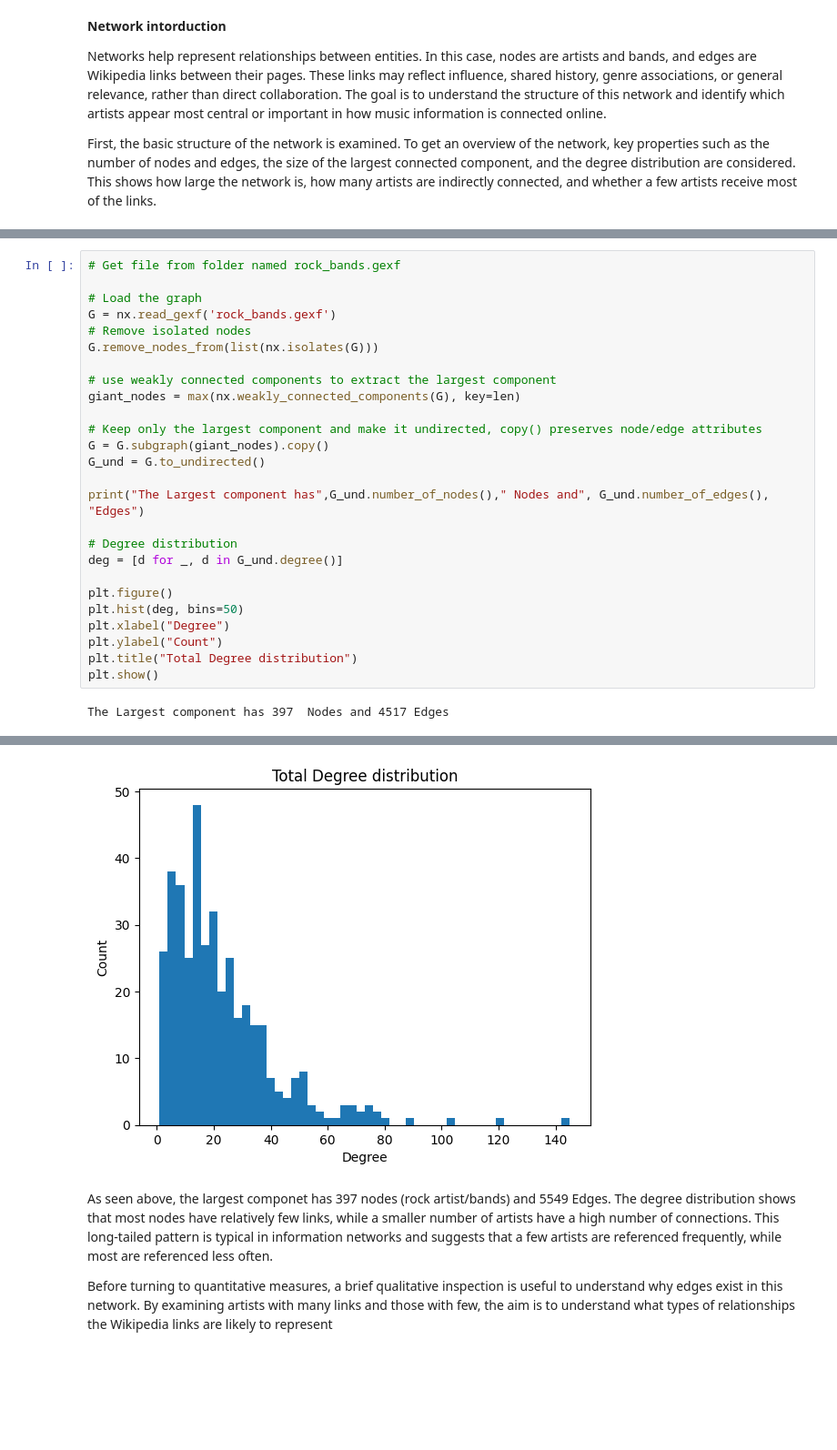
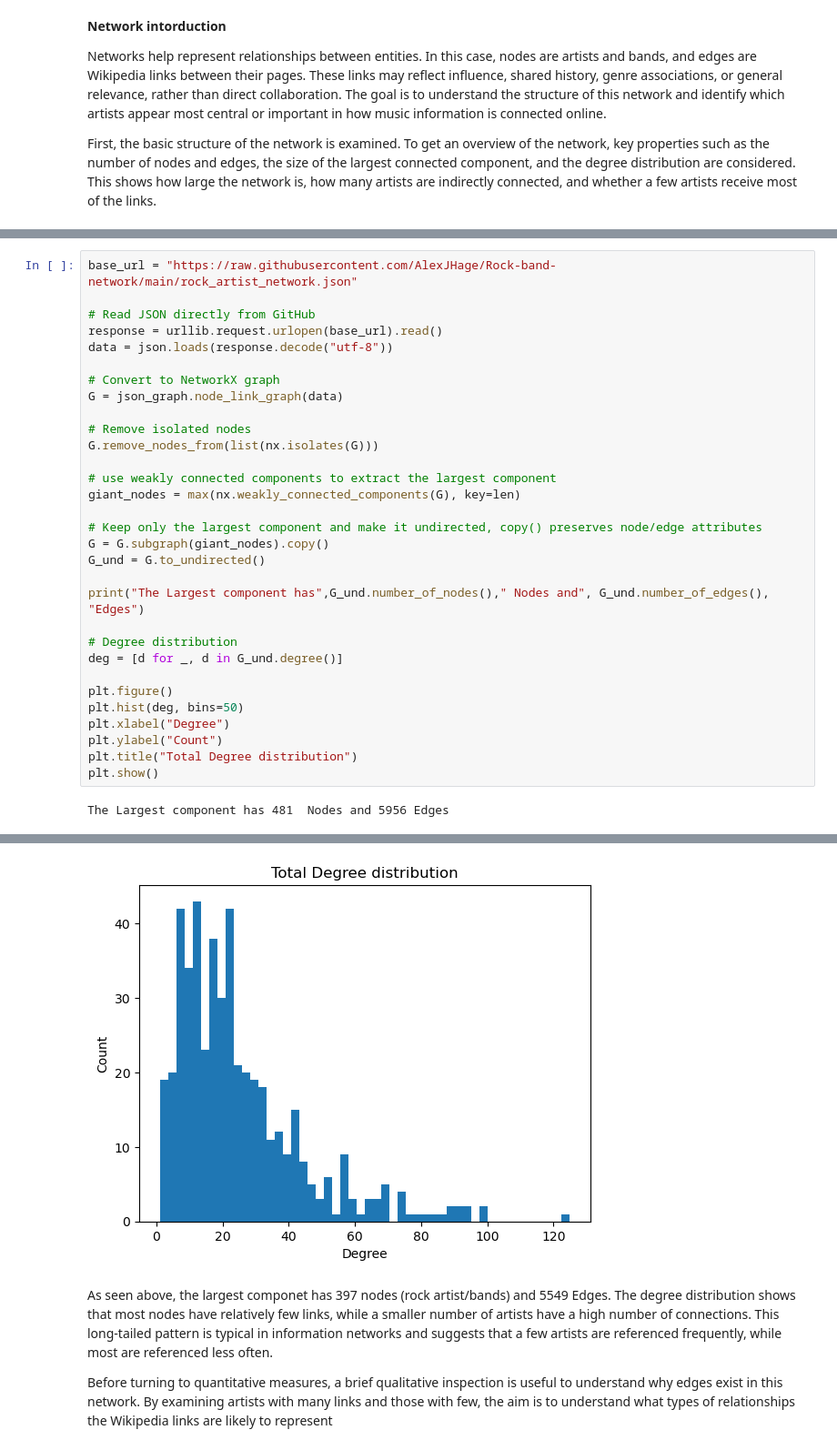
Before and after one commit to AlexJHage/Rock-band-network, a Jupyter notebook: Assignment 2 final (2).ipynb, the cells around one changed output, grey strips where cells are left out. Shown at 91% size. Drawn from its saved outputs; the diff is of its cells as text; blank space fills up the shorter version.

```diff
--- a/Assignment 2 final (2).ipynb
+++ b/Assignment 2 final (2).ipynb
@@ -222,8 +244,13 @@ First, the basic structure of the network is examined. To get an overview of the
 # %%
-# Get file from folder named rock_bands.gexf
+base_url = "https://raw.githubusercontent.com/AlexJHage/Rock-band-network/main/rock_artist_network.json"
 
-# Load the graph
-G = nx.read_gexf('rock_bands.gexf')
+# Read JSON directly from GitHub
+response = urllib.request.urlopen(base_url).read()
+data = json.loads(response.decode("utf-8"))
+
+# Convert to NetworkX graph
+G = json_graph.node_link_graph(data)
+
 # Remove isolated nodes
 G.remove_nodes_from(list(nx.isolates(G)))
 
@@ -246,4 +273,4 @@ plt.ylabel("Count")
 plt.title("Total Degree distribution")
 plt.show()
 # %% [output]
-The Largest component has 397  Nodes and 4517 Edges
+The Largest component has 481  Nodes and 5956 Edges
@@ -250,4 +284,4 @@ The Largest component has 397  Nodes and 4517 Edges
-[figure, old version]
+[figure, new version]
 # %% [markdown]
 As seen above, the largest componet has 397 nodes (rock artist/bands) and 5549 Edges. The degree distribution shows that most nodes have relatively few links, while a smaller number of artists have a high number of connections. This long-tailed pattern is typical in information networks and suggests that a few artists are referenced frequently, while most are referenced less often.
 
```
Also changed, not shown: parts of 12 cells of this notebook.
